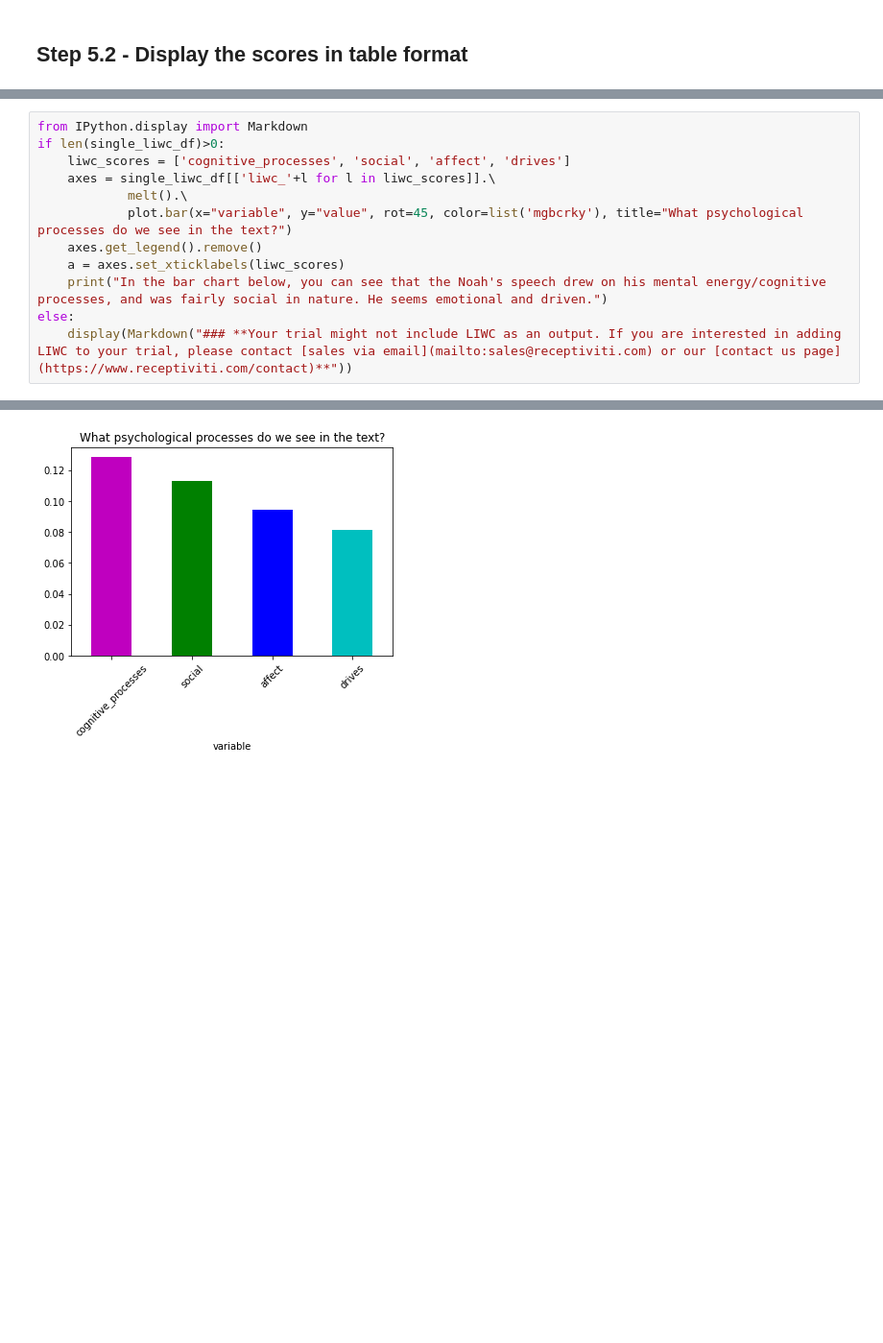
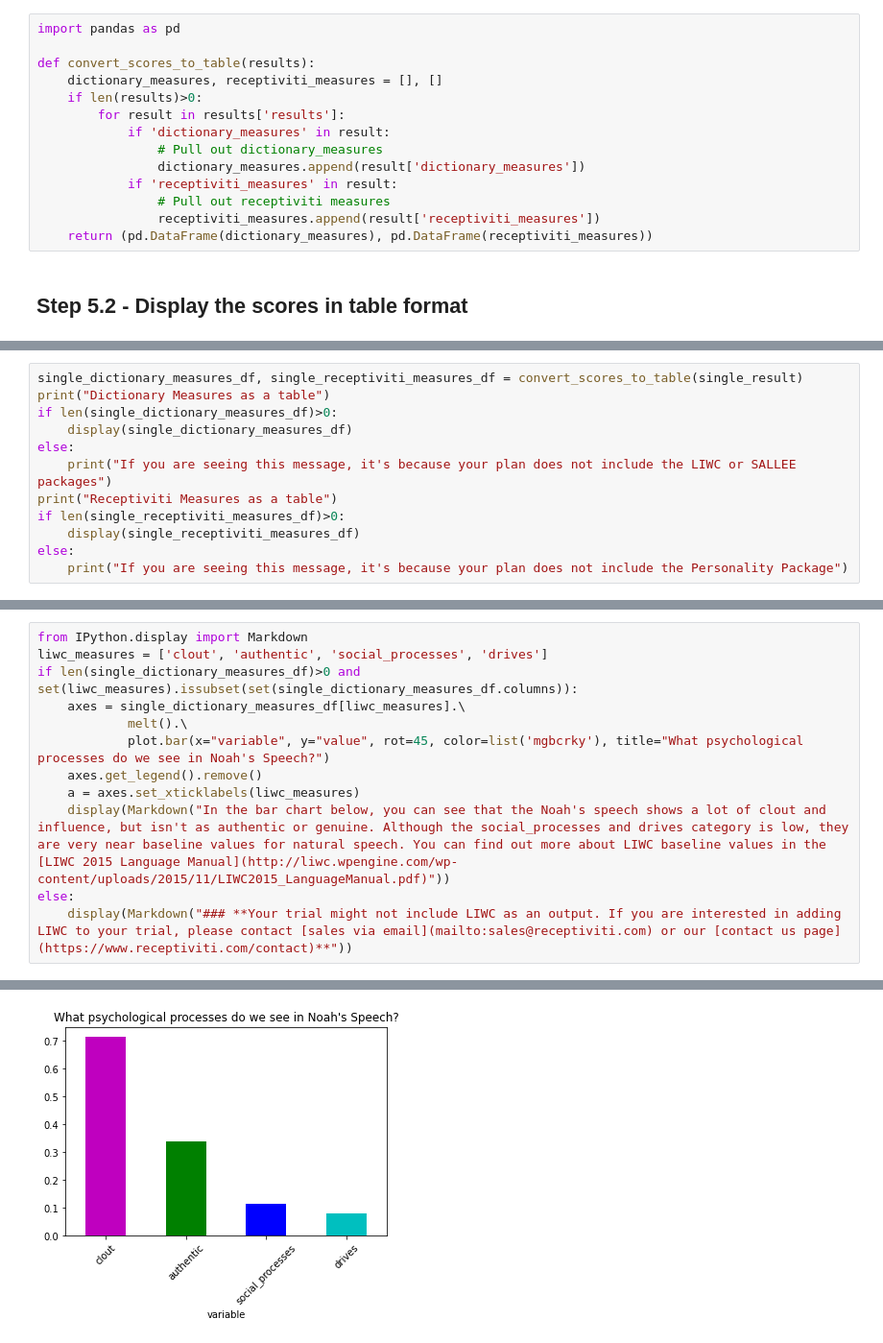
Before and after one commit to Receptiviti/api_tutorials_demos, a Jupyter notebook: tutorials/python/Getting Started.ipynb, the cells around one changed output, grey strips where cells are left out. Shown at 96% size. Saved outputs shown, nothing was run; the diff lists cells and outputs as text; blank space fills up the shorter version.

```diff
--- a/tutorials/python/Getting Started.ipynb
+++ b/tutorials/python/Getting Started.ipynb
@@ -154,2 +147,16 @@ def convert_scores_to_table(results):
+# %%
+import pandas as pd
+
+def convert_scores_to_table(results):
+    dictionary_measures, receptiviti_measures = [], []
+    if len(results)>0:
+        for result in results['results']:
+            if 'dictionary_measures' in result:
+                # Pull out dictionary_measures
+                dictionary_measures.append(result['dictionary_measures'])
+            if 'receptiviti_measures' in result:
+                # Pull out receptiviti measures
+                receptiviti_measures.append(result['receptiviti_measures'])
+    return (pd.DataFrame(dictionary_measures), pd.DataFrame(receptiviti_measures))
 # %% [markdown]
 ## Step 5.2 -  Display the scores in table format
@@ -170,0 +163,12 @@ SALLEE as a table
+# %%
+single_dictionary_measures_df, single_receptiviti_measures_df = convert_scores_to_table(single_result)
+print("Dictionary Measures as a table")
+if len(single_dictionary_measures_df)>0:
+    display(single_dictionary_measures_df)
+else:
+    print("If you are seeing this message, it's because your plan does not include the LIWC or SALLEE packages")
+print("Receptiviti Measures as a table")
+if len(single_receptiviti_measures_df)>0:
+    display(single_receptiviti_measures_df)
+else:
+    print("If you are seeing this message, it's because your plan does not include the Personality Package")
@@ -181,13 +194,13 @@ Let's start by looking at 4 very useful high level LIWC scores
 # %%
 from IPython.display import Markdown
-if len(single_liwc_df)>0:
-    liwc_scores = ['cognitive_processes', 'social', 'affect', 'drives']
-    axes = single_liwc_df[['liwc_'+l for l in liwc_scores]].\
+liwc_measures = ['clout', 'authentic', 'social_processes', 'drives']
+if len(single_dictionary_measures_df)>0 and set(liwc_measures).issubset(set(single_dictionary_measures_df.columns)):
+    axes = single_dictionary_measures_df[liwc_measures].\
             melt().\
-            plot.bar(x="variable", y="value", rot=45, color=list('mgbcrky'), title="What psychological processes do we see in the text?")
+            plot.bar(x="variable", y="value", rot=45, color=list('mgbcrky'), title="What psychological processes do we see in Noah's Speech?")
     axes.get_legend().remove()
-    a = axes.set_xticklabels(liwc_scores)
-    print("In the bar chart below, you can see that the Noah's speech drew on his mental energy/cognitive processes, and was fairly social in nature. He seems emotional and driven.")
+    a = axes.set_xticklabels(liwc_measures)
+    display(Markdown("In the bar chart below, you can see that the Noah's speech shows a lot of clout and influence, but isn't as authentic or genuine. Although the social_processes and drives category is low, they are very near baseline values for natural speech. You can find out more about LIWC baseline values in the [LIWC 2015 Language Manual](http://liwc.wpengine.com/wp-content/uploads/2015/11/LIWC2015_LanguageManual.pdf)"))
 else:
     display(Markdown("### **Your trial might not include LIWC as an output. If you are interested in adding LIWC to your trial, please contact [sales via email](mailto:sales@receptiviti.com) or our [contact us page](https://www.receptiviti.com/contact)**"))
 # %% [output]
@@ -195,4 +208,4 @@ In the bar chart below, you can see that the Noah's speech drew on his mental en
-[figure, old version]
+[figure, new version]
 # %% [markdown]
 ## Step 7 - Completing a bulk request - Examining the speech in 2 parts
 
```
Also changed, not shown: parts of 13 cells of this notebook.
